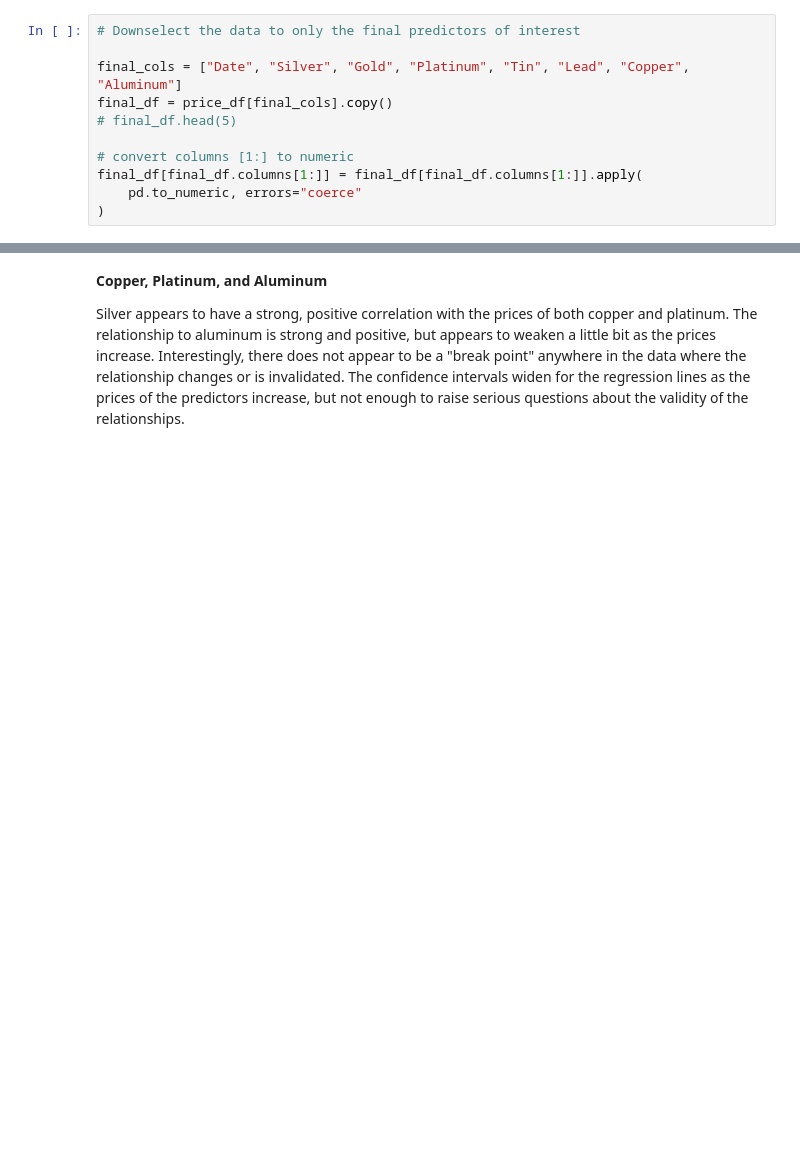
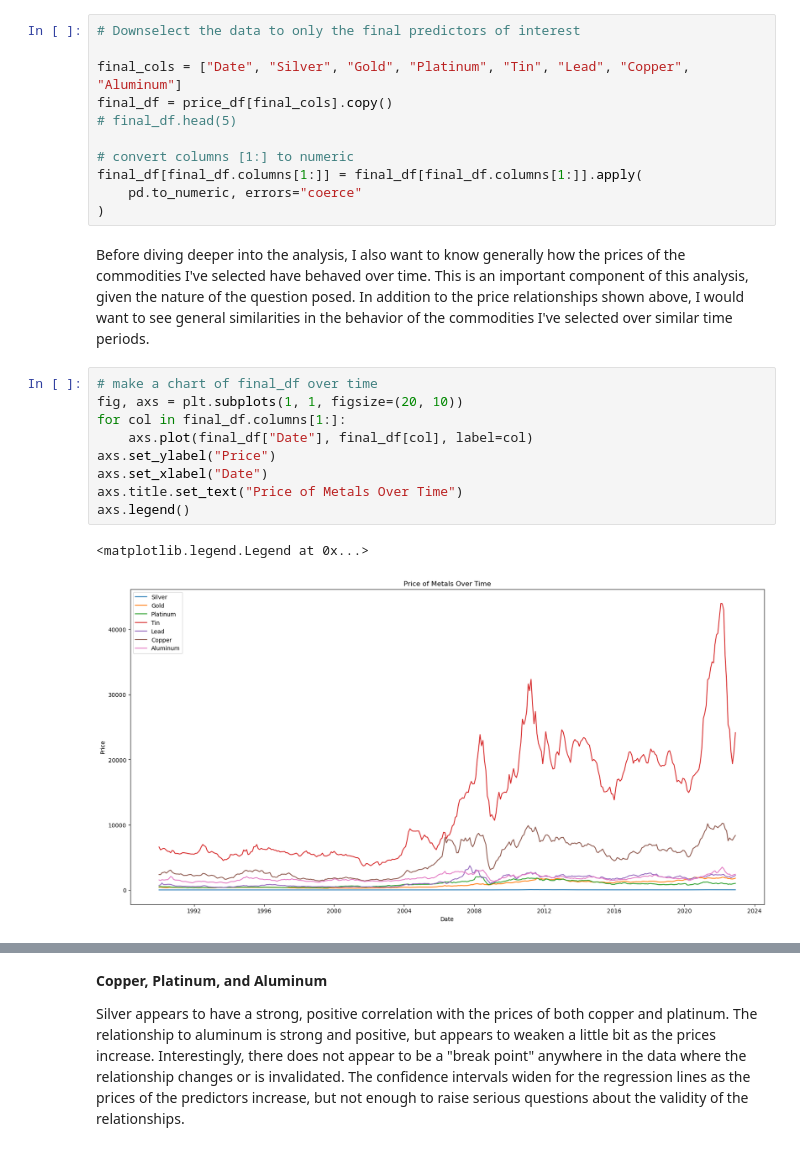
Before and after one commit to andrewkroening/precious-metal-price-analysis, a Jupyter notebook: 20_code/exploratory_analysis.ipynb, the cells around one changed output, grey strips where cells are left out. Drawn from its saved outputs; the diff is of its cells as text; blank space fills up the shorter version.

```diff
--- a/20_code/exploratory_analysis.ipynb
+++ b/20_code/exploratory_analysis.ipynb
@@ -192,3 +183,17 @@ final_df = price_df[final_cols].copy()
 final_df[final_df.columns[1:]] = final_df[final_df.columns[1:]].apply(
     pd.to_numeric, errors="coerce"
 )
+# %% [markdown]
+Before diving deeper into the analysis, I also want to know generally how the prices of the commodities I've selected have behaved over time. This is an important component of this analysis, given the nature of the question posed. In addition to the price relationships shown above, I would want to see general similarities in the behavior of the commodities I've selected over similar time periods.
+# %%
+# make a chart of final_df over time
+fig, axs = plt.subplots(1, 1, figsize=(20, 10))
+for col in final_df.columns[1:]:
+    axs.plot(final_df["Date"], final_df[col], label=col)
+axs.set_ylabel("Price")
+axs.set_xlabel("Date")
+axs.title.set_text("Price of Metals Over Time")
+axs.legend()
+# %% [output]
+<matplotlib.legend.Legend at 0x...>
+[figure, added]
```
Also changed, not shown: parts of 21 cells of this notebook, 8 other files.
